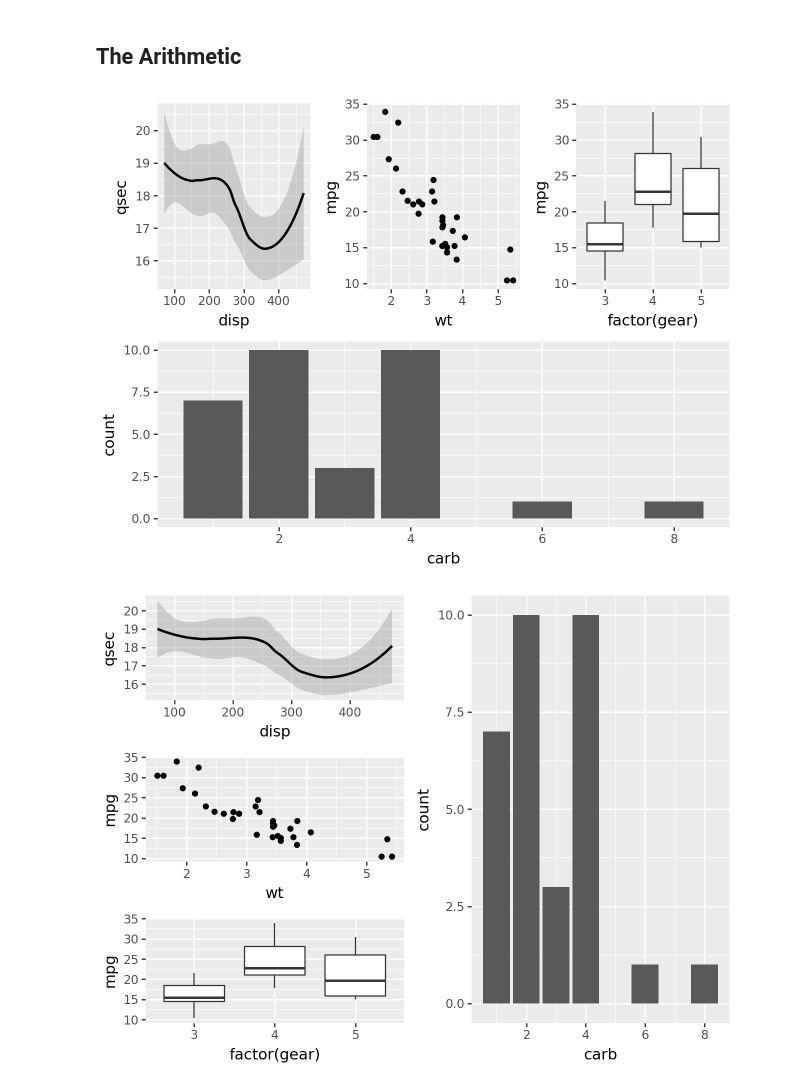
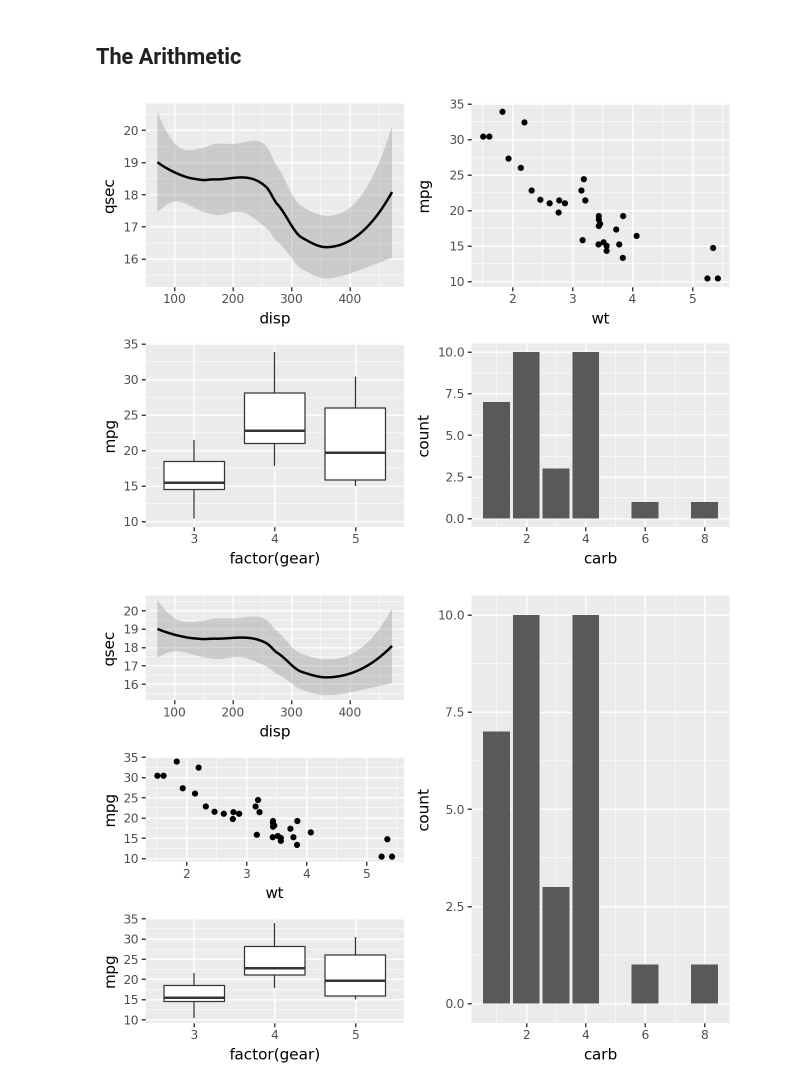
Before and after one commit to has2k1/plotnine-examples, a Jupyter notebook: plotnine_examples/examples/Compose.ipynb, the cells around one changed output. Saved outputs shown, nothing was run; the diff lists cells and outputs as text; code cells hidden in the pictures.

Commit message:
Add Wrap and plot_layout

```diff
--- a/plotnine_examples/examples/Compose.ipynb
+++ b/plotnine_examples/examples/Compose.ipynb
@@ -25,10 +27,10 @@ p3 = ggplot(mtcars, aes("factor(gear)", "mpg")) + geom_boxplot()
 p4 = ggplot(mtcars, aes("carb")) + geom_bar()
 # %% [markdown]
 ## The Arithmetic
-# %%
-(p1 | p2 | p3) / p4
-# %% [output]
-[figure, old version]
+# %%
+p1 + p2 + p3 + p4
+# %% [output]
+[figure, added]
 # %%
 (p1 / p2 / p3) | p4
 # %% [output]
```
Also changed, not shown: parts of 12 cells of this notebook, 3 other files.
